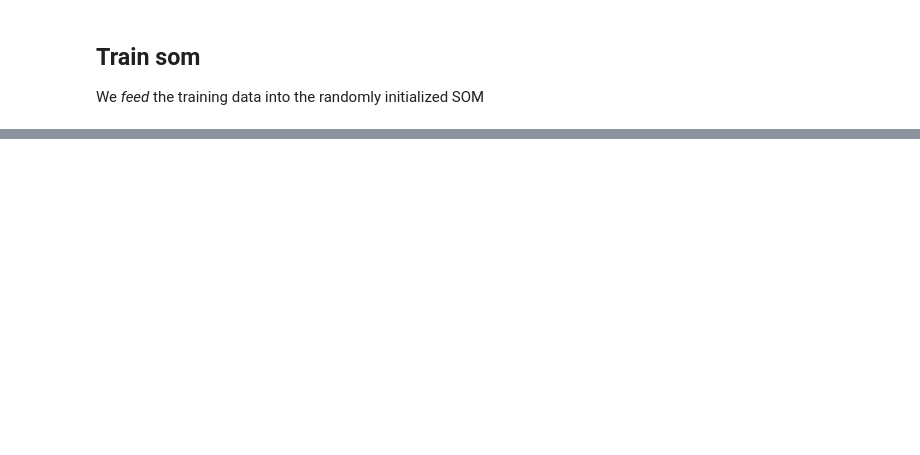
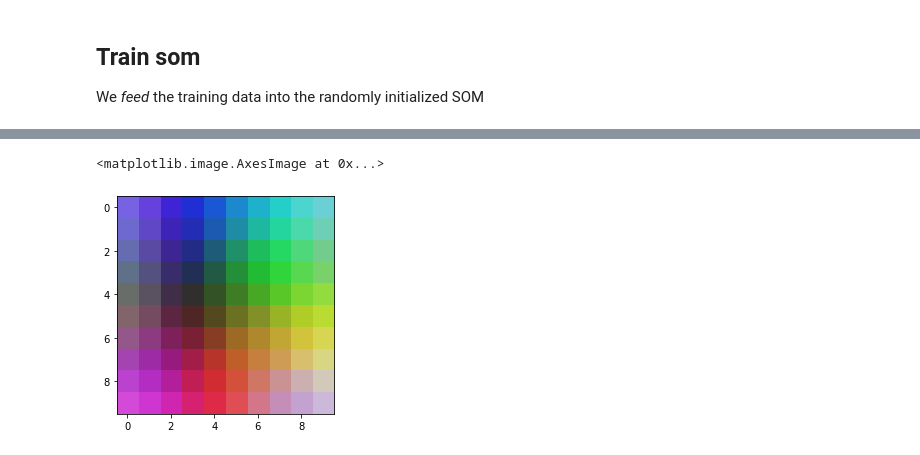
Before and after one commit to upmValeriano/upmdmasom, a Jupyter notebook: examples/Very Basic Som - RGB data.ipynb, the cells around one changed output, grey strips where cells are left out. Drawn from its saved outputs; the diff is of its cells as text; code cells hidden in the pictures; blank space fills up the shorter version.

```diff
--- a/examples/Very Basic Som - RGB data.ipynb
+++ b/examples/Very Basic Som - RGB data.ipynb
@@ -130,0 +134,5 @@ We try using different numbers of neurons
+# %%
+plt.imshow(smmBig.SOM.astype(int))
+# %% [output]
+<matplotlib.image.AxesImage at 0x...>
+[figure, added]
```
Also changed, not shown: parts of 27 cells of this notebook, 1 other file.
